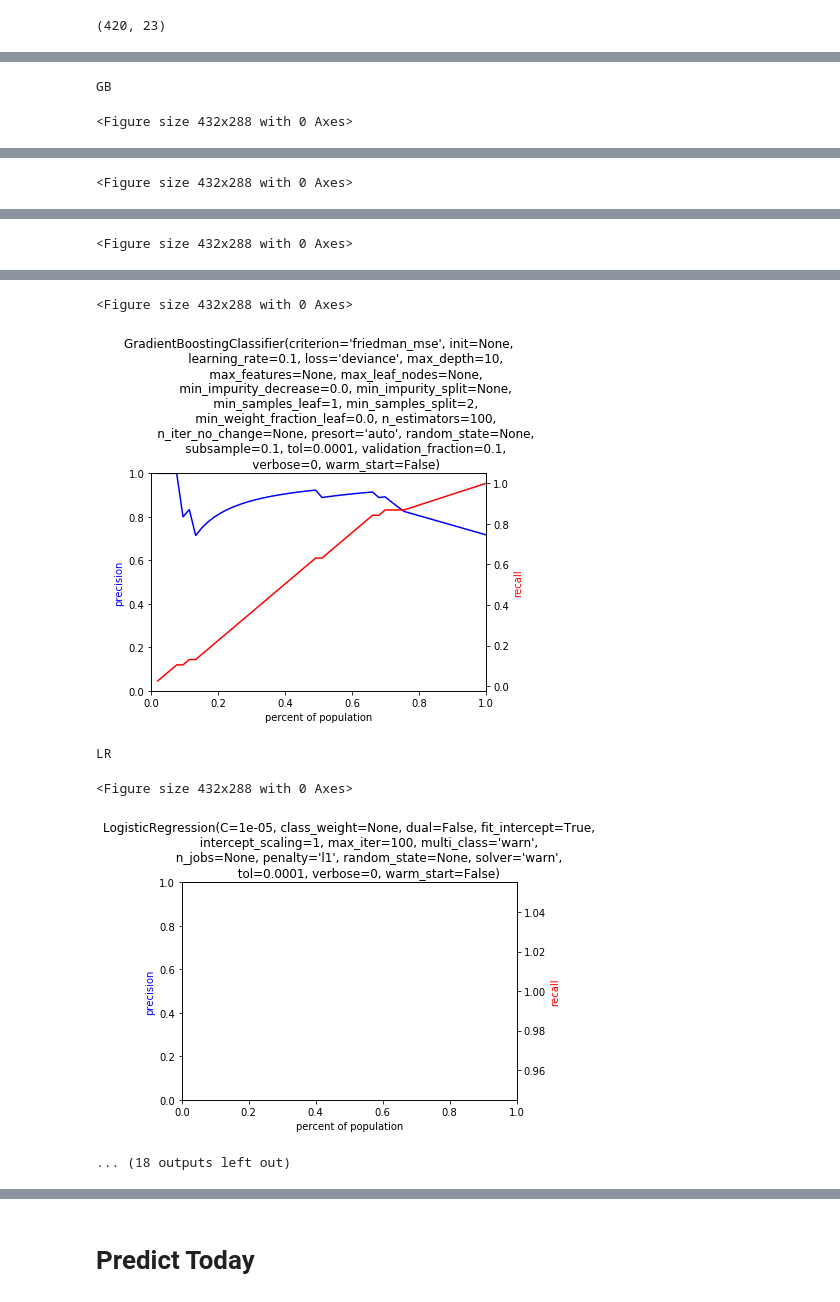
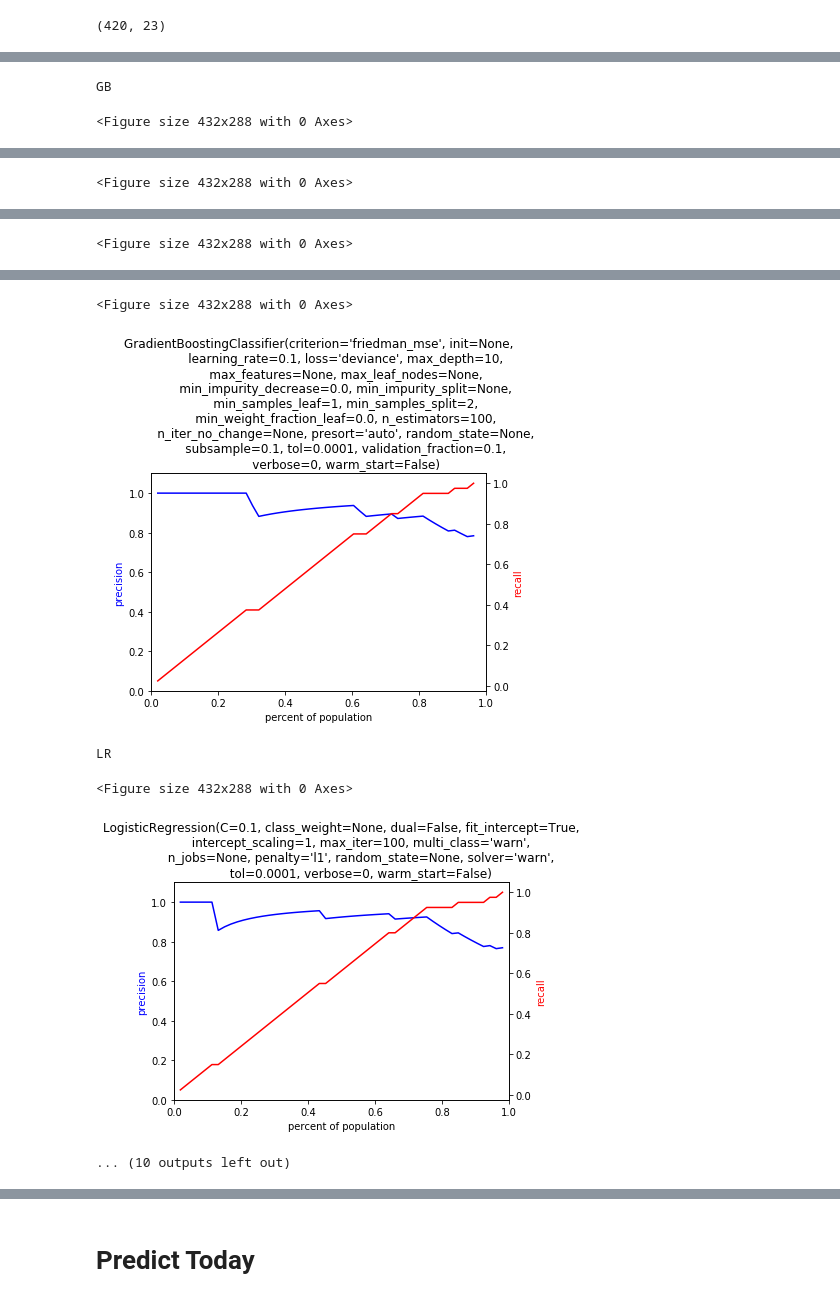
Before and after one commit to notconfusing/newcomerquality, a Jupyter notebook: ipython/Newcomer quality - feature eng and feature importance.ipynb, the cells around one changed output, grey strips where cells are left out. Cells and saved outputs as stored; diff of their text form; code cells hidden in the pictures.

```diff
--- a/ipython/Newcomer quality - feature eng and feature importance.ipynb
+++ b/ipython/Newcomer quality - feature eng and feature importance.ipynb
@@ -483,7 +456,6 @@ mapper = DataFrameMapper([
 (['first_edit_ores_damaging'], sklearn.preprocessing.StandardScaler()),
 (['any_edit_ores_goodfaith'], sklearn.preprocessing.StandardScaler()),
 (['any_edit_ores_damaging'], sklearn.preprocessing.StandardScaler()),
-('goodfaith_label_bin', None),
 ])
 # %%
 non_singleton_df = df[df['singleton_session']==False]
@@ -499 +469,7 @@ X_non_singleton = data_non_singleton[:,:-1]
+# %%
+y = df['goodfaith_label_bin']
+X = data
+
+y_non_singleton = non_singleton_df['goodfaith_label_bin']
+X_non_singleton = data_non_singleton
 # %%
@@ -570,8 +546,8 @@ def plot_precision_recall_n(y_true, y_prob, model_name):
     ax2 = ax1.twinx()
     ax2.plot(pct_above_per_thresh, recall_curve, 'r')
     ax2.set_ylabel('recall', color='r')
-    ax1.set_ylim([0,1])
-    ax1.set_ylim([0,1])
+    ax1.set_ylim([0,1.1])
+    ax1.set_ylim([0,1.1])
     ax2.set_xlim([0,1])
 
     name = model_name
@@ -610,7 +586,7 @@ clfs = {'RF': RandomForestClassifier(n_estimators=50, n_jobs=-1),
 
 small_grid = {
     'RF':{'n_estimators': [100, 10000], 'max_depth': [5,50], 'max_features': ['sqrt','log2'],'min_samples_split': [2,10], 'n_jobs':[-1]},
-    'LR': { 'penalty': ['l1','l2'], 'C': [0.00001,0.001,0.1,1,10]},
+    'LR': { 'penalty': ['l1','l2'], 'C': [0.1,1,10]},
     'SGD': { 'loss': ['hinge','log','perceptron'], 'penalty': ['l2','l1','elasticnet']},
     'ET': { 'n_estimators': [100, 10000], 'criterion' : ['gini', 'entropy'] ,'max_depth': [5,50], 'max_features': ['sqrt','log2'],'min_samples_split': [2,10], 'n_jobs':[-1]},
     'AB': { 'algorithm': ['SAMME', 'SAMME.R'], 'n_estimators': [1,10,100,1000,10000]},
@@ -627,7 +603,7 @@ def clf_loop(models_to_run, clfs, grid, X, y):
     results_df =  pd.DataFrame(columns=('model_type','clf', 'parameters', 'p_at_20', 'p_at_40'))
     for n in range(1, 2):
         # create training and valdation sets
-        X_train, X_test, y_train, y_test = train_test_split(X, y, test_size=0.25, random_state=0)
+        X_train, X_test, y_train, y_test = train_test_split(X, y, test_size=0.25, random_state=17)
         for index,clf in enumerate([clfs[x] for x in models_to_run]):
             print(models_to_run[index])
             parameter_values = grid[models_to_run[index]]
@@ -675,7 +651,7 @@ grid_size = 'small'
     # define models to run
 models_to_run=['GB', 'LR']
 
-results_df_non_singleton = clf_loop(models_to_run, clfs, small_grid, X_non_singleton,Y_non_singleton)
+results_df_non_singleton = clf_loop(models_to_run, clfs, small_grid, X_non_singleton,y_non_singleton)
 # %% [output]
 GB
 <Figure size 432x288 with 0 Axes>
@@ -687,9 +663,9 @@ GB
 <Figure size 432x288 with 0 Axes>
-[figure, old version]
+[figure, new version]
 LR
 <Figure size 432x288 with 0 Axes>
-[figure, old version]
+[figure, new version]
-... (18 outputs left out)
+... (10 outputs left out)
 # %%
 results_df.sort_values('p_at_40',ascending=False).head(10)
 # %% [output]
```
Also changed, not shown: parts of 71 cells of this notebook.
